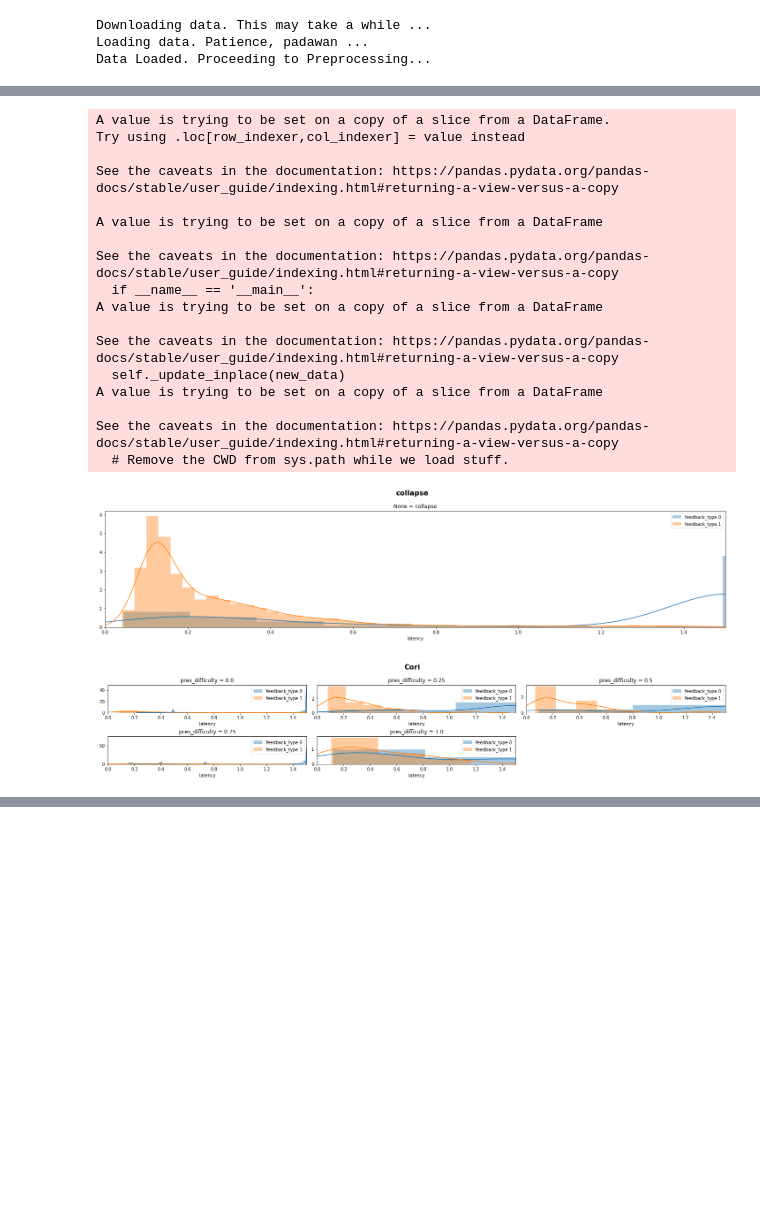
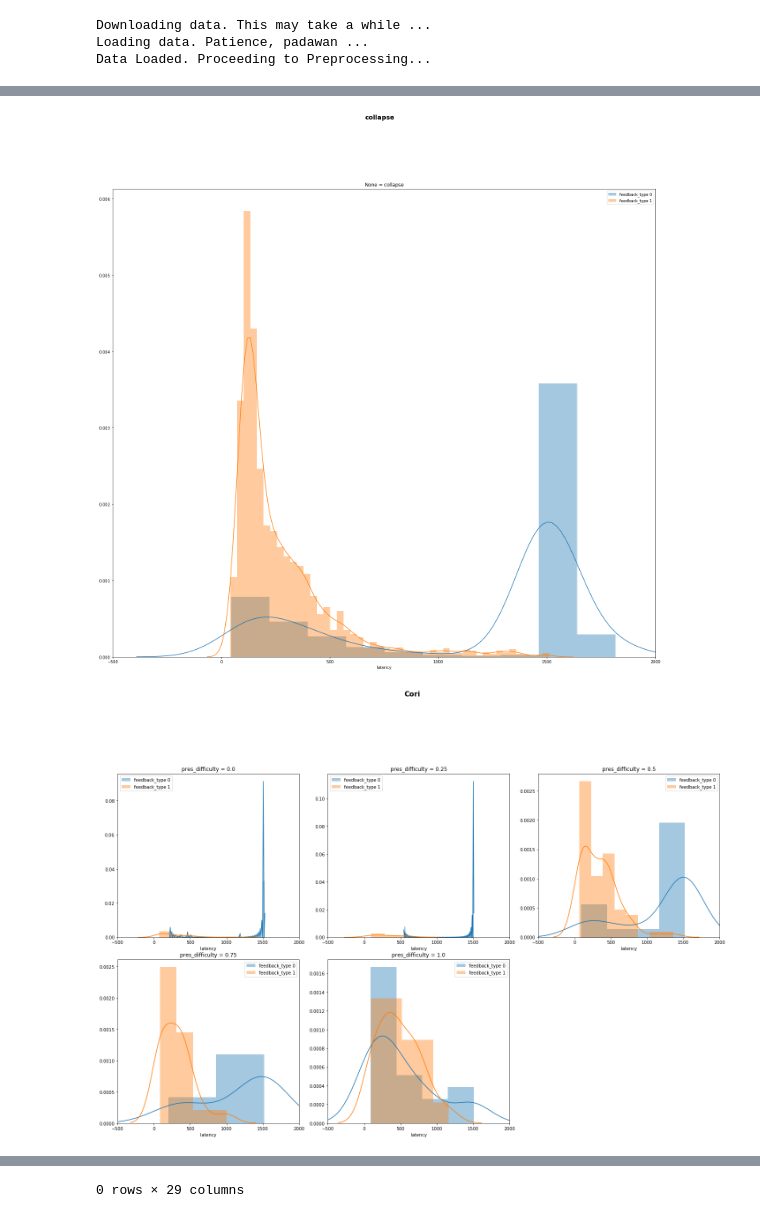
Before and after one commit to jordanlei/neuromatch-project, a Jupyter notebook: histogram_generator.ipynb, the cells around one changed output, grey strips where cells are left out. Drawn from its saved outputs; the diff is of its cells as text; code cells hidden in the pictures; blank space fills up the shorter version.

Commit message:
Refactored histogram_generator.ipynb for new preprocessing code

```diff
--- a/histogram_generator.ipynb
+++ b/histogram_generator.ipynb
@@ -17,0 +16,2 @@ dfs = pd.concat([preprocess(alldat, i) for i in range(39)])
+# %%
+dfs = preprocess(alldat)
@@ -30,32 +57,14 @@ df = train
 # %%
-# Define Mode
-df['mode'] = 0
+# # Define Mode
+# df['mode'] = 0
 
-# Split Modes
-less_25 = df['latency'] < .25
-less_50 = df['latency'] <= .5
-greater_25 = df['latency'] >= .25
+# # Split Modes
+# less_25 = df['latency'] < .25
+# less_50 = df['latency'] <= .5
+# greater_25 = df['latency'] >= .25
 
-df['mode'][less_25] = 1
-df['mode'][less_50 & greater_25] = 2
+# df['mode'][less_25] = 1
+# df['mode'][less_50 & greater_25] = 2
-# %% [output]
-A value is trying to be set on a copy of a slice from a DataFrame.
-Try using .loc[row_indexer,col_indexer] = value instead
-
-See the caveats in the documentation: https://pandas.pydata.org/pandas-docs/stable/user_guide/indexing.html#returning-a-view-versus-a-copy
-
-A value is trying to be set on a copy of a slice from a DataFrame
-
-See the caveats in the documentation: https://pandas.pydata.org/pandas-docs/stable/user_guide/indexing.html#returning-a-view-versus-a-copy
-  if __name__ == '__main__':
-A value is trying to be set on a copy of a slice from a DataFrame
-
-See the caveats in the documentation: https://pandas.pydata.org/pandas-docs/stable/user_guide/indexing.html#returning-a-view-versus-a-copy
-  self._update_inplace(new_data)
-A value is trying to be set on a copy of a slice from a DataFrame
-
-See the caveats in the documentation: https://pandas.pydata.org/pandas-docs/stable/user_guide/indexing.html#returning-a-view-versus-a-copy
-  # Remove the CWD from sys.path while we load stuff.
 # %%
 import seaborn as sns
 
@@ -73,6 +82,8 @@ def create_histogram(df, measure='latency',feedback_type=None,split_fig=None,spl
                 appended_label = "No Reward Trials Only"
             if feedback_type == 1:
                 appended_label = "Reward Trials Only"
+
+    df = df.dropna(subset=['pres_difficulty'])
 
     # Pull out all unique figure distinctions
     if split_fig is not None:
@@ -94,7 +105,7 @@ def create_histogram(df, measure='latency',feedback_type=None,split_fig=None,spl
 
     # Plot each figure, subfigure, and plot combination
     for fig_ind,fig in enumerate(split_fig_list):
-        plt.figure(fig_ind,figsize=(20,5));
+        plt.figure(fig_ind,figsize=(20,20));
         if fig is not 'collapse':
             df_fig = df[df[split_fig] == fig]
         else:
@@ -113,15 +124,17 @@ def create_histogram(df, measure='latency',feedback_type=None,split_fig=None,spl
                 sns.distplot(df_plot[measure], label=split_plot + ' ' + str(plot_ind),norm_hist=True)
                 plt.title(str(split_sub) + ' = ' + str(sub))
             plt.legend()
-            plt.xlim([0,1.5])
+            plt.xlim([-500,2000])
         plt.suptitle(str(fig),fontweight='bold', fontsize=16)
         plt.tight_layout()
         plt.subplots_adjust(top=0.85)
         plt.show()
+
+    return df_plot
 # %%
 # Plot latency (with no separations)
-create_histogram(df)
+df_plot = create_histogram(df)
 create_histogram(df,split_fig='mouse_name',split_sub='pres_difficulty')
 # %% [output]
-[figure, old version]
+[figure, new version]
-[figure, old version]
+[figure, new version]
@@ -132,0 +151 @@ create_histogram(df,split_fig='mouse_name',split_sub='pres_difficulty')
+0 rows × 29 columns
```
Also changed, not shown: parts of 8 cells of this notebook.
